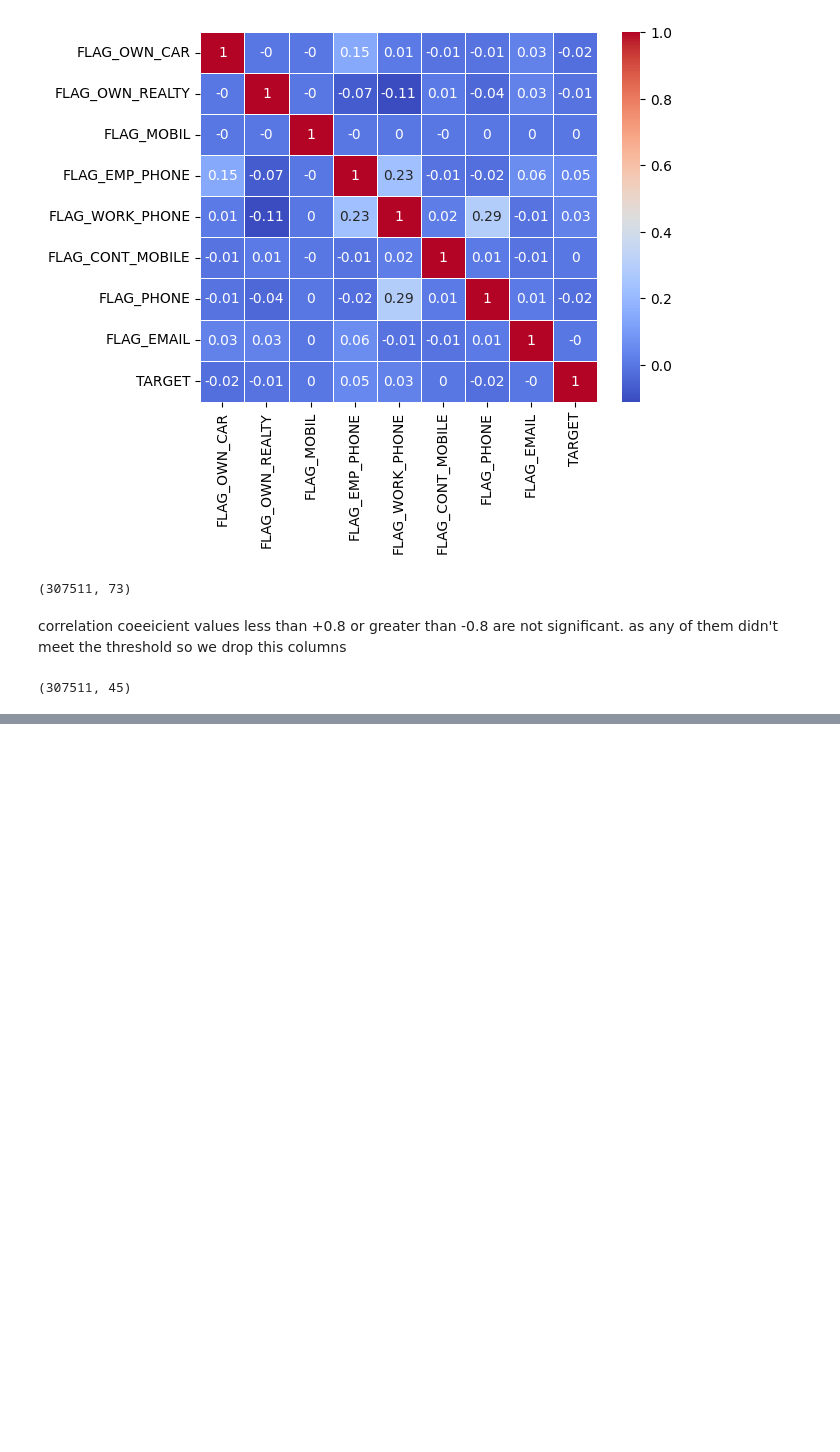
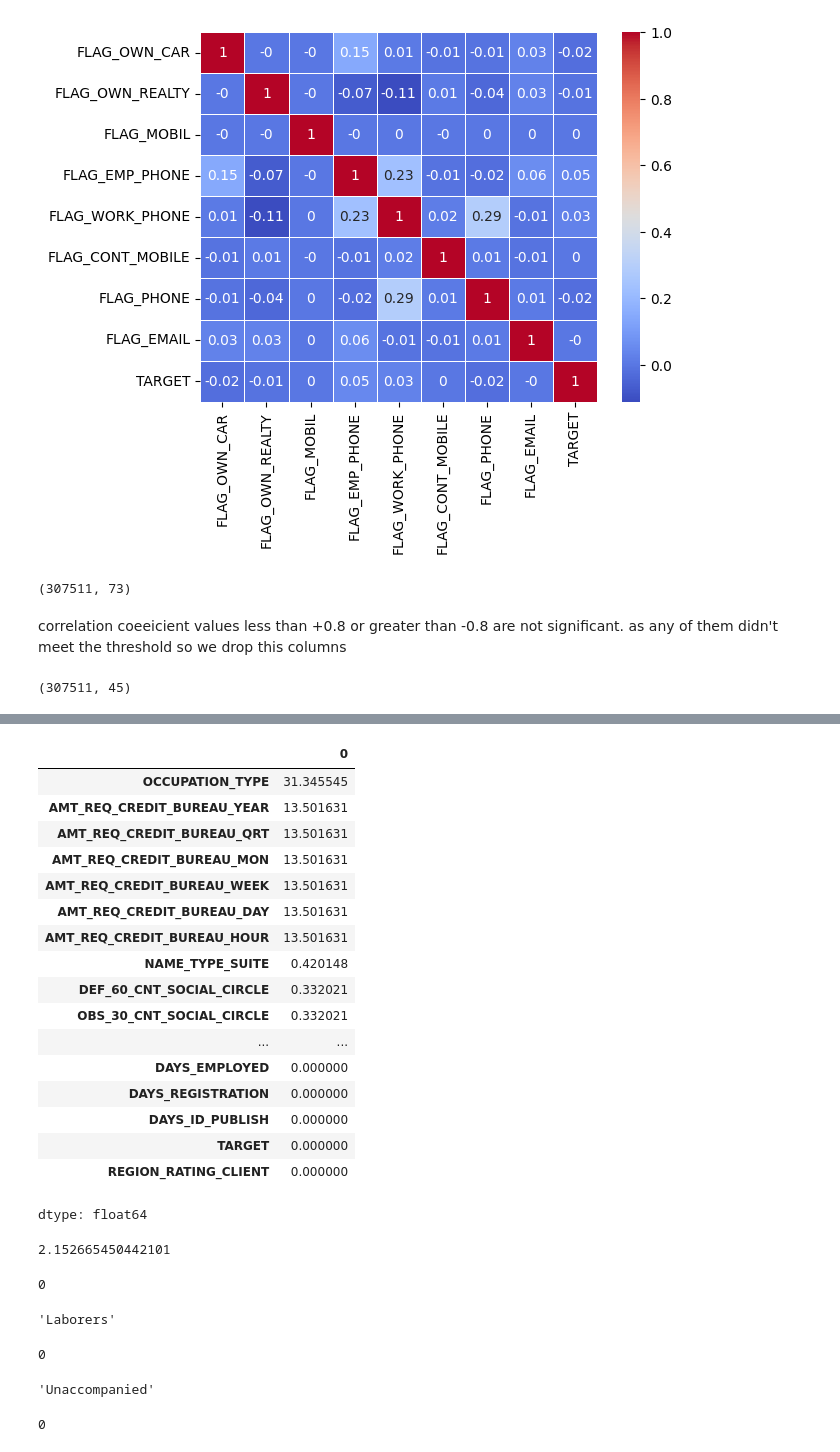
Before and after one commit to greatrifat/EDA, a Jupyter notebook: EDA_on_Bank_Loan_Defaulter.ipynb, the cells around one changed output, grey strips where cells are left out. Drawn from its saved outputs; the diff is of its cells as text; code cells hidden in the pictures; blank space fills up the shorter version.

```diff
--- a/EDA_on_Bank_Loan_Defaulter.ipynb
+++ b/EDA_on_Bank_Loan_Defaulter.ipynb
@@ -211,0 +256,25 @@ app_flag_removed.head()
+# %%
+app_col_removed.isnull().sum().sort_values(ascending=False)/app_col_removed.shape[0]*100
+# %% [output]
+|  | 0 |
+| OCCUPATION_TYPE | 31.345545 |
+| AMT_REQ_CREDIT_BUREAU_YEAR | 13.501631 |
+| AMT_REQ_CREDIT_BUREAU_QRT | 13.501631 |
+| AMT_REQ_CREDIT_BUREAU_MON | 13.501631 |
+| AMT_REQ_CREDIT_BUREAU_WEEK | 13.501631 |
+| AMT_REQ_CREDIT_BUREAU_DAY | 13.501631 |
+| AMT_REQ_CREDIT_BUREAU_HOUR | 13.501631 |
+| NAME_TYPE_SUITE | 0.420148 |
+| DEF_60_CNT_SOCIAL_CIRCLE | 0.332021 |
+| OBS_30_CNT_SOCIAL_CIRCLE | 0.332021 |
+| ... | ... |
+| DAYS_EMPLOYED | 0.000000 |
+| DAYS_REGISTRATION | 0.000000 |
+| DAYS_ID_PUBLISH | 0.000000 |
+| TARGET | 0.000000 |
+| REGION_RATING_CLIENT | 0.000000 |
+dtype: float64
+# %%
+app_col_removed['CNT_FAM_MEMBERS'].mean()
+# %% [output]
+2.152665450442101
@@ -211,0 +283,22 @@ app_flag_removed.head()
+# %%
+app_col_removed['CNT_FAM_MEMBERS'].isnull().sum()
+# %% [output]
+0
+# %%
+app_col_removed['OCCUPATION_TYPE'].mode()[0]
+# %% [output]
+'Laborers'
+# %%
+app_col_removed['OCCUPATION_TYPE'] = app_col_removed['OCCUPATION_TYPE'].fillna(app_col_removed['OCCUPATION_TYPE'].mode()[0])
+app_col_removed['OCCUPATION_TYPE'].isnull().sum()
+# %% [output]
+0
+# %%
+app_col_removed['NAME_TYPE_SUITE'].mode()[0]
+# %% [output]
+'Unaccompanied'
+# %%
+app_col_removed['NAME_TYPE_SUITE'] = app_col_removed['NAME_TYPE_SUITE'].fillna(app_col_removed['NAME_TYPE_SUITE'].mode()[0])
+app_col_removed['NAME_TYPE_SUITE'].isnull().sum()
+# %% [output]
+0
```
Also changed, not shown: parts of 15 cells of this notebook.
